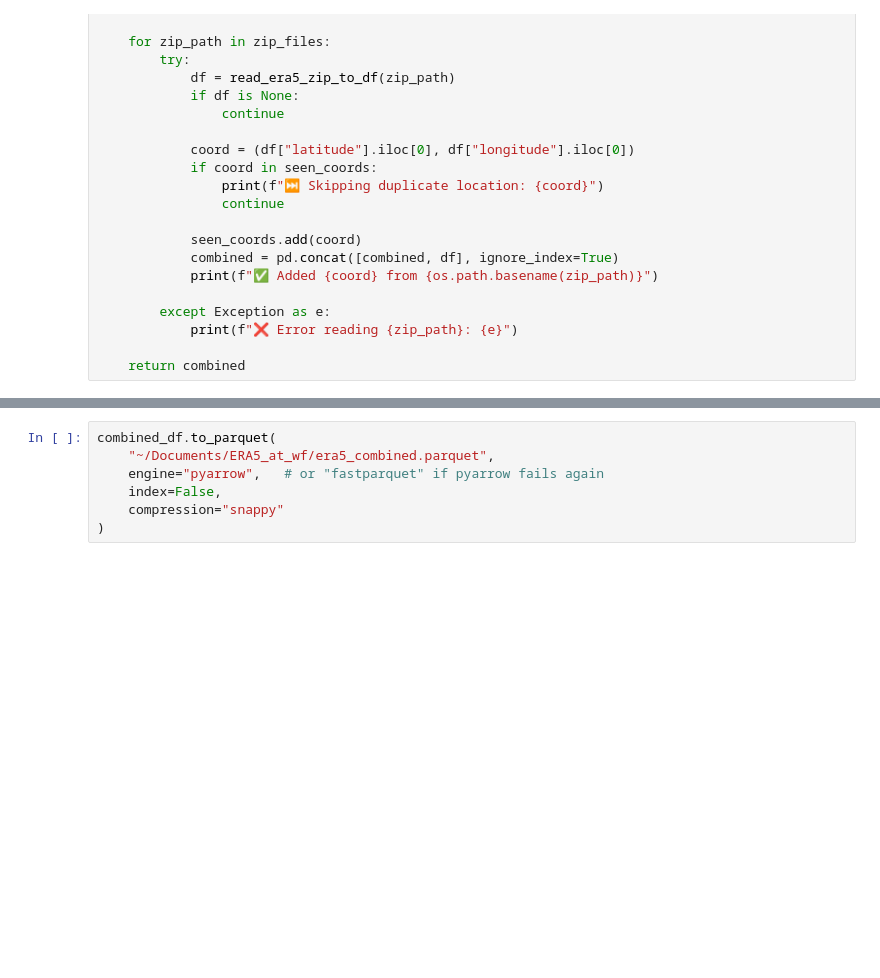
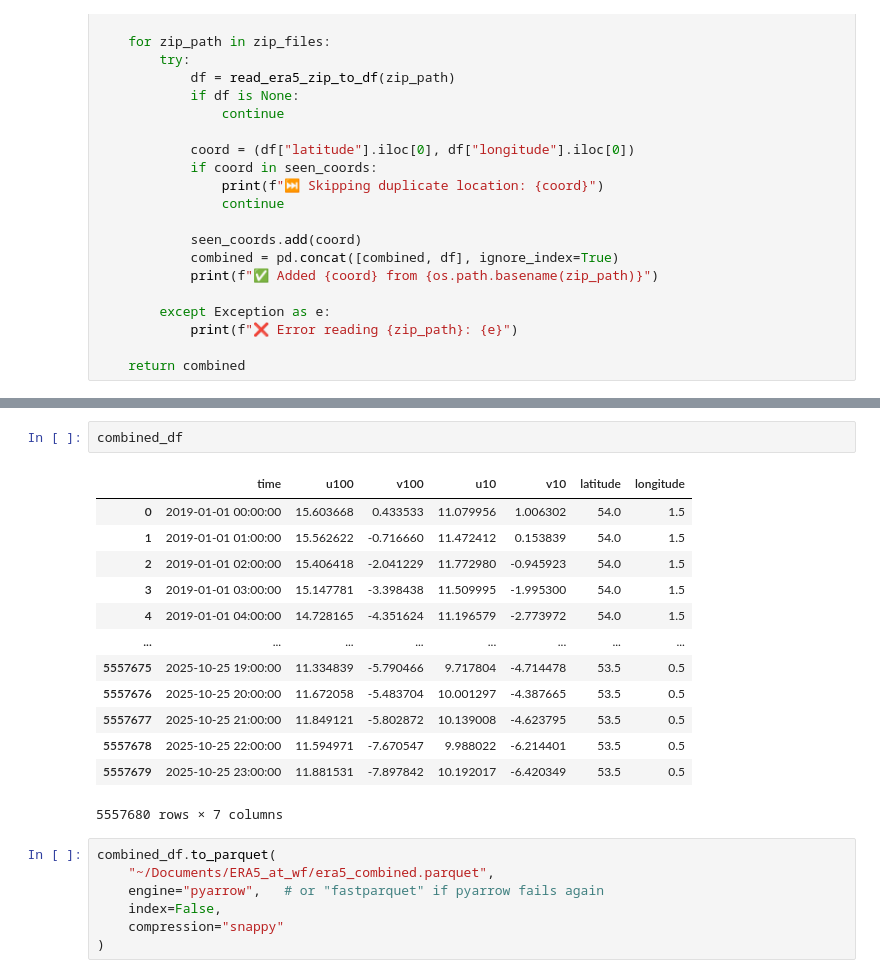
Before and after one commit to Sergio-GomezA/calibration_power, a Jupyter notebook: cds_test.ipynb, the cells around one changed output, grey strips where cells are left out. Drawn from its saved outputs; the diff is of its cells as text; blank space fills up the shorter version.

```diff
--- a/cds_test.ipynb
+++ b/cds_test.ipynb
@@ -325,6 +323,22 @@ print(combined_df.head())
 2        1.5
 3        1.5
 4        1.5
+# %%
+combined_df
+# %% [output]
+|  | time | u100 | v100 | u10 | v10 | latitude | longitude |
+| 0 | 2019-01-01 00:00:00 | 15.603668 | 0.433533 | 11.079956 | 1.006302 | 54.0 | 1.5 |
+| 1 | 2019-01-01 01:00:00 | 15.562622 | -0.716660 | 11.472412 | 0.153839 | 54.0 | 1.5 |
+| 2 | 2019-01-01 02:00:00 | 15.406418 | -2.041229 | 11.772980 | -0.945923 | 54.0 | 1.5 |
+| 3 | 2019-01-01 03:00:00 | 15.147781 | -3.398438 | 11.509995 | -1.995300 | 54.0 | 1.5 |
+| 4 | 2019-01-01 04:00:00 | 14.728165 | -4.351624 | 11.196579 | -2.773972 | 54.0 | 1.5 |
+| ... | ... | ... | ... | ... | ... | ... | ... |
+| 5557675 | 2025-10-25 19:00:00 | 11.334839 | -5.790466 | 9.717804 | -4.714478 | 53.5 | 0.5 |
+| 5557676 | 2025-10-25 20:00:00 | 11.672058 | -5.483704 | 10.001297 | -4.387665 | 53.5 | 0.5 |
+| 5557677 | 2025-10-25 21:00:00 | 11.849121 | -5.802872 | 10.139008 | -4.623795 | 53.5 | 0.5 |
+| 5557678 | 2025-10-25 22:00:00 | 11.594971 | -7.670547 | 9.988022 | -6.214401 | 53.5 | 0.5 |
+| 5557679 | 2025-10-25 23:00:00 | 11.881531 | -7.897842 | 10.192017 | -6.420349 | 53.5 | 0.5 |
+5557680 rows × 7 columns
 # %%
 combined_df.to_parquet(
     "~/Documents/ERA5_at_wf/era5_combined.parquet",
```
Also changed, not shown: parts of 5 cells of this notebook, 7 other files.
